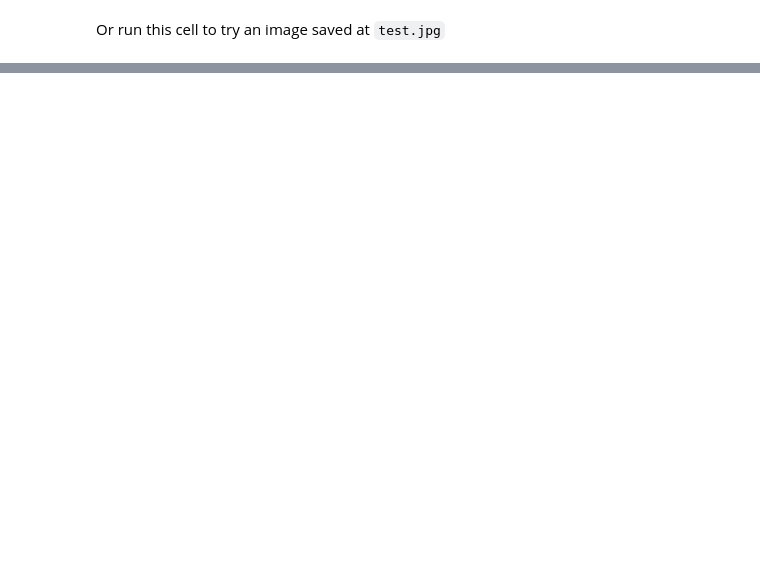
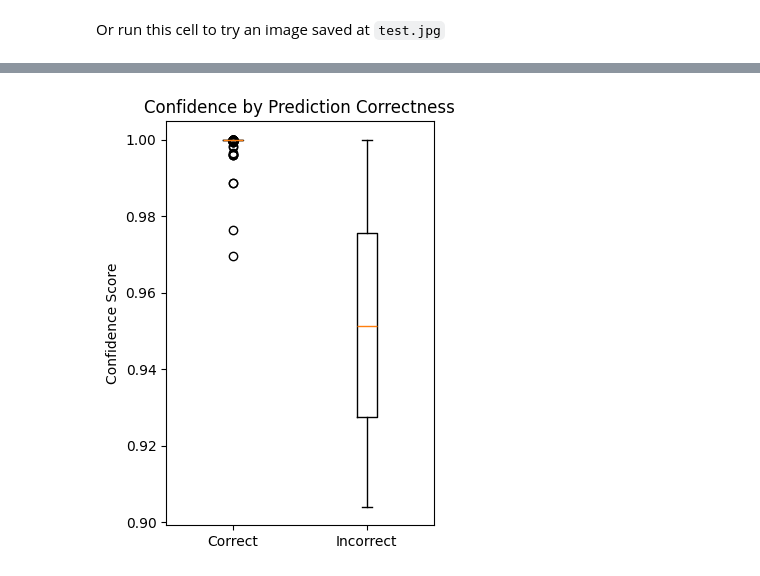
Before and after one commit to nothing36/data-science, a Jupyter notebook: img_1/is_cat.ipynb, the cells around one changed output, grey strips where cells are left out. Cells and saved outputs as stored; diff of their text form; code cells hidden in the pictures; blank space fills up the shorter version.

```diff
--- a/img_1/is_cat.ipynb
+++ b/img_1/is_cat.ipynb
@@ -142,0 +225,14 @@ test_img.to_thumb(256,256)
+# %%
+plt.subplot(1, 2, 2)
+errors = y_pred != y_true
+error_confidences = confidences[errors]
+correct_confidences = confidences[~errors]
+
+# create boxplot
+plt.boxplot([correct_confidences, error_confidences], tick_labels=['Correct', 'Incorrect'])
+plt.ylabel('Confidence Score')
+plt.title('Confidence by Prediction Correctness')
+plt.tight_layout()
+plt.show()
+# %% [output]
+[figure, added]
```
Also changed, not shown: parts of 21 cells of this notebook, 1 other file.
